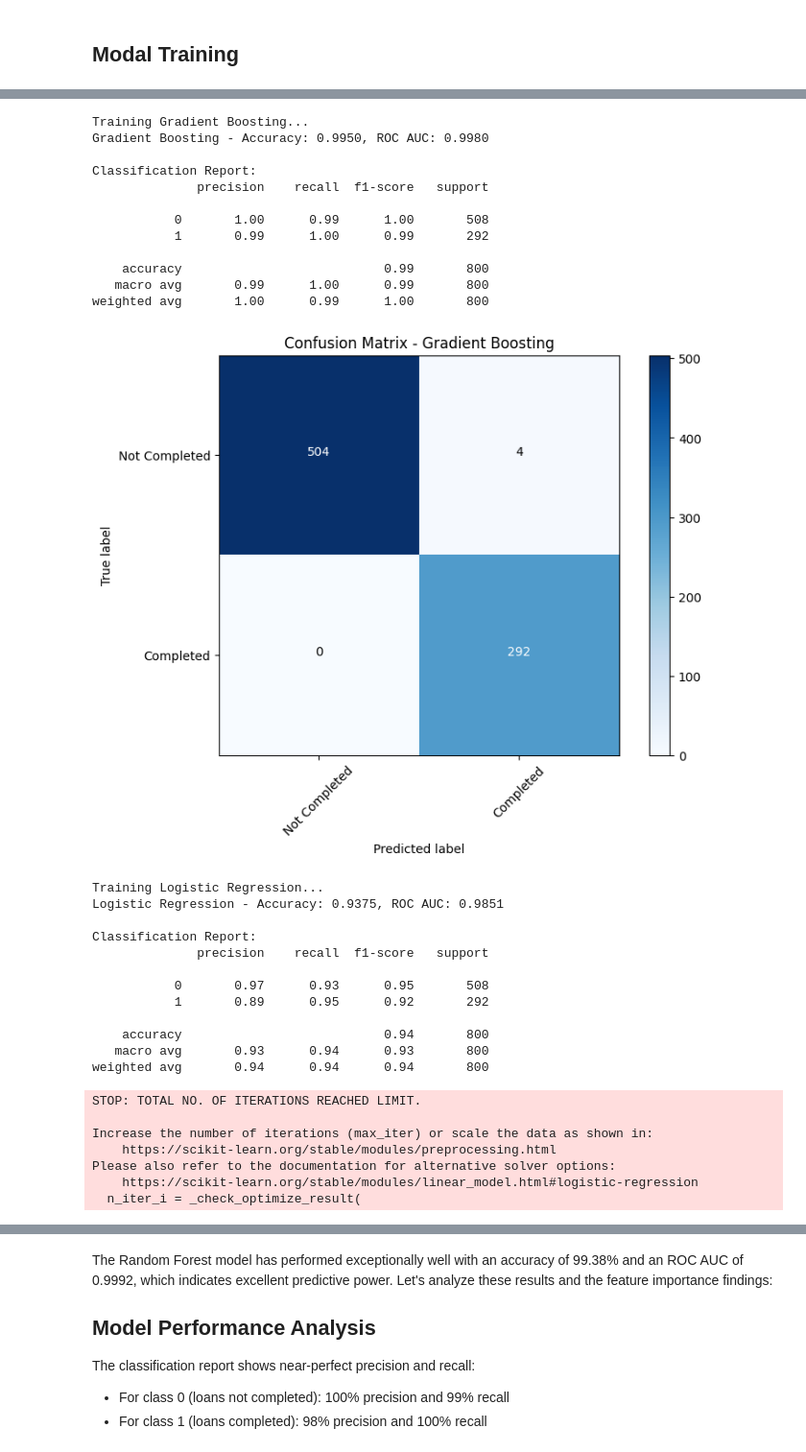
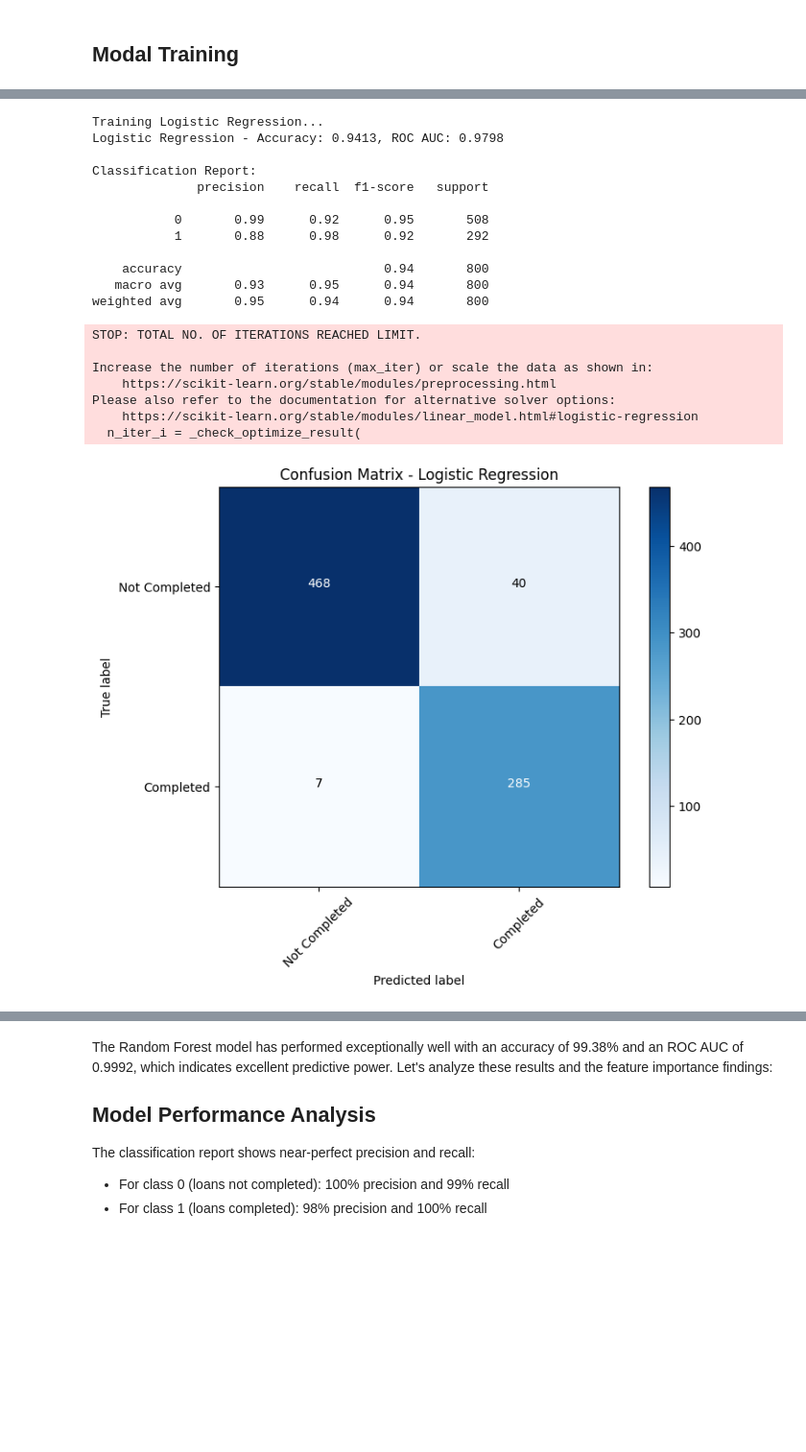
Before and after one commit to Solab5/Engie-datascience-Assessment, a Jupyter notebook: notebooks/01_data_science_assessment.ipynb, the cells around one changed output, grey strips where cells are left out. Shown at 96% size. Drawn from its saved outputs; the diff is of its cells as text; code cells hidden in the pictures; blank space fills up the shorter version.

```diff
--- a/notebooks/01_data_science_assessment.ipynb
+++ b/notebooks/01_data_science_assessment.ipynb
@@ -648,7 +648,7 @@ plt.show()
 # Select features and target
 # Remove non-predictive columns like dates, IDs, and the target-related columns we don't want to use
 drop_cols = ['Account ID', 'Account Kit Type', 'first_transaction_date', 'last_transaction_date',
-             'final_status', 'loan_cancelled']
+             'final_status', 'loan_cancelled', 'Payoff', 'Cancellation', 'account_lifetime_days']
 
 X = account_df.drop(drop_cols + ['loan_completed'], axis=1)
 y = account_df['loan_completed']
@@ -704,7 +704,6 @@ from sklearn.metrics import accuracy_score, classification_report, confusion_mat
 # Define our models
 models = {
     'Random Forest': RandomForestClassifier(random_state=42),
-    'Gradient Boosting': GradientBoostingClassifier(random_state=42),
     'Logistic Regression': LogisticRegression(random_state=42, max_iter=1000)
 }
 
@@ -773,32 +772,20 @@ weighted avg       0.99      0.99      0.99       800
-Training Gradient Boosting...
-Gradient Boosting - Accuracy: 0.9950, ROC AUC: 0.9980
+Training Logistic Regression...
+Logistic Regression - Accuracy: 0.9413, ROC AUC: 0.9798
 
 Classification Report:
               precision    recall  f1-score   support
 
-           0       1.00      0.99      1.00       508
-           1       0.99      1.00      0.99       292
+           0       0.99      0.92      0.95       508
+           1       0.88      0.98      0.92       292
 
-    accuracy                           0.99       800
-   macro avg       0.99      1.00      0.99       800
-weighted avg       1.00      0.99      1.00       800
+    accuracy                           0.94       800
+   macro avg       0.93      0.95      0.94       800
+weighted avg       0.95      0.94      0.94       800
+STOP: TOTAL NO. OF ITERATIONS REACHED LIMIT.
+
+Increase the number of iterations (max_iter) or scale the data as shown in:
+    https://scikit-learn.org/stable/modules/preprocessing.html
+Please also refer to the documentation for alternative solver options:
+    https://scikit-learn.org/stable/modules/linear_model.html#logistic-regression
+  n_iter_i = _check_optimize_result(
-[figure, old version]
+[figure, new version]
-Training Logistic Regression...
-Logistic Regression - Accuracy: 0.9375, ROC AUC: 0.9851
-
-Classification Report:
-              precision    recall  f1-score   support
-
-           0       0.97      0.93      0.95       508
-           1       0.89      0.95      0.92       292
-
-    accuracy                           0.94       800
-   macro avg       0.93      0.94      0.93       800
-weighted avg       0.94      0.94      0.94       800
-STOP: TOTAL NO. OF ITERATIONS REACHED LIMIT.
-
-Increase the number of iterations (max_iter) or scale the data as shown in:
-    https://scikit-learn.org/stable/modules/preprocessing.html
-Please also refer to the documentation for alternative solver options:
-    https://scikit-learn.org/stable/modules/linear_model.html#logistic-regression
-  n_iter_i = _check_optimize_result(
```
Also changed, not shown: parts of 6 cells of this notebook, 6 other files.
